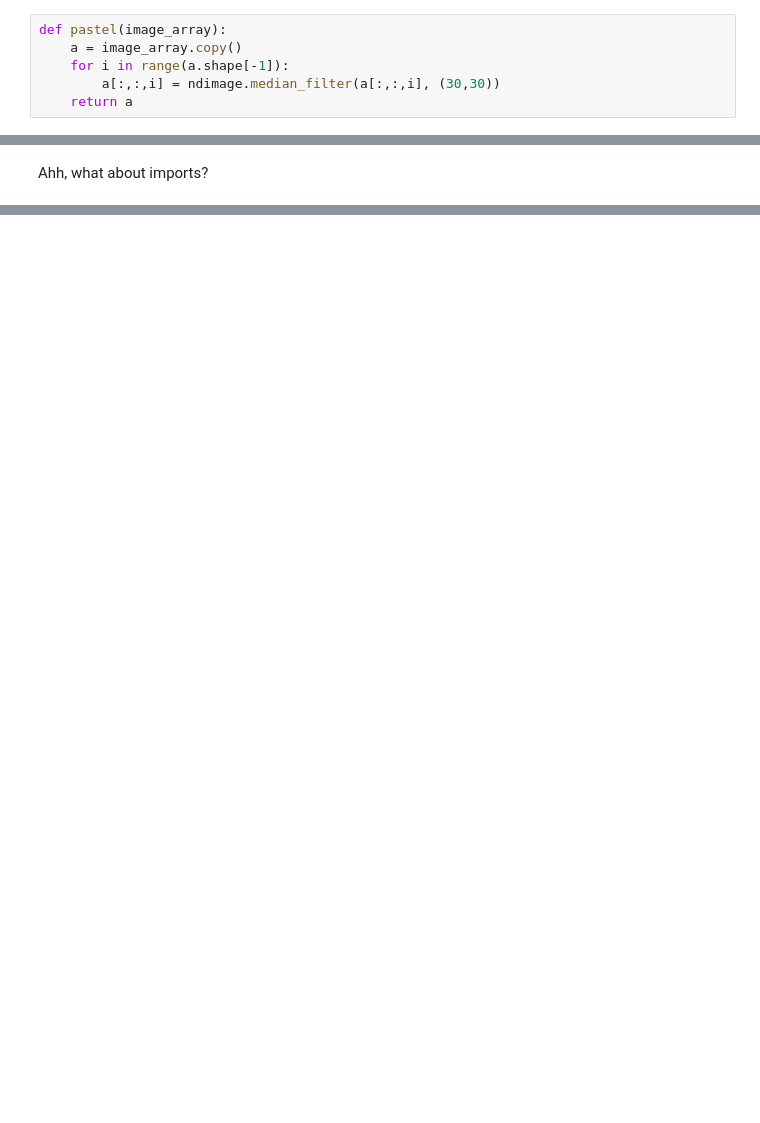
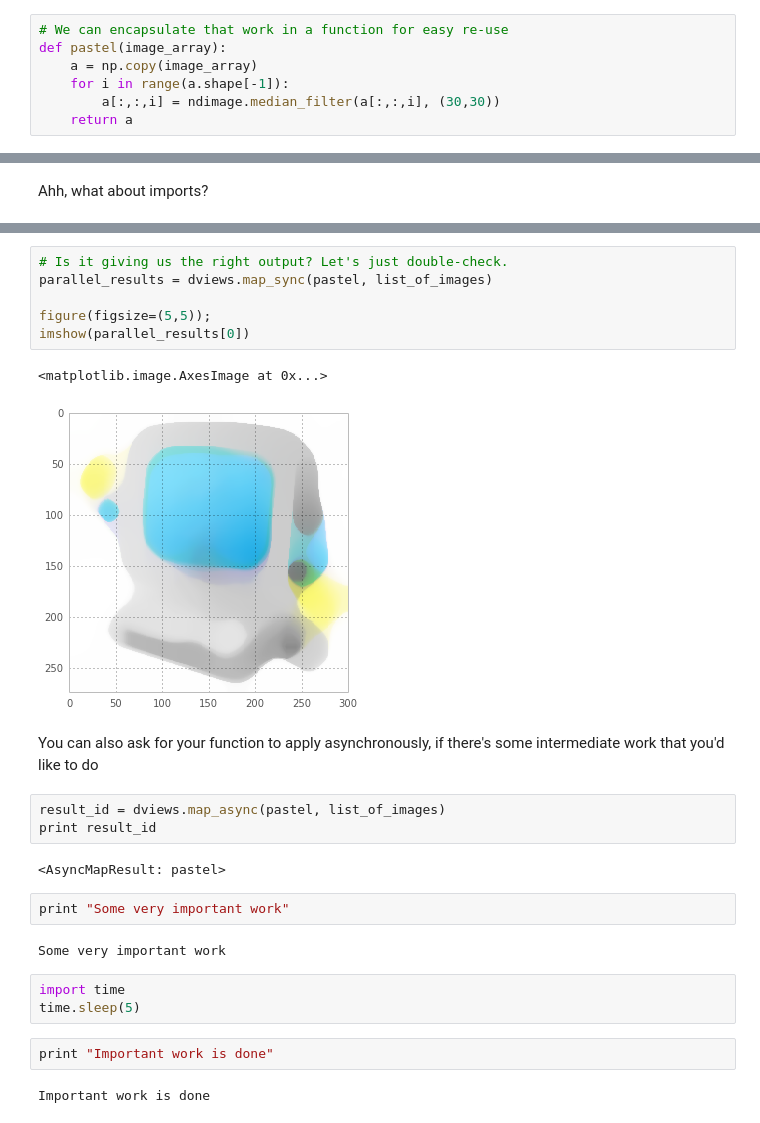
Before and after one commit to alexbw/paralleltools, a Jupyter notebook: Working with Parallel Python.ipynb, the cells around one changed output, grey strips where cells are left out. Drawn from its saved outputs; the diff is of its cells as text; blank space fills up the shorter version.

```diff
--- a/Working with Parallel Python.ipynb
+++ b/Working with Parallel Python.ipynb
@@ -41,8 +42,9 @@ imshow(a)
 <matplotlib.image.AxesImage at 0x...>
 [figure]
 # %%
+# We can encapsulate that work in a function for easy re-use
 def pastel(image_array):
-    a = image_array.copy()
+    a = np.copy(image_array)
     for i in range(a.shape[-1]):
         a[:,:,i] = ndimage.median_filter(a[:,:,i], (30,30))
     return a
@@ -85,0 +89,27 @@ import scipy.ndimage as ndimage
+# %%
+# Is it giving us the right output? Let's just double-check.
+parallel_results = dviews.map_sync(pastel, list_of_images)
+
+figure(figsize=(5,5));
+imshow(parallel_results[0])
+# %% [output]
+<matplotlib.image.AxesImage at 0x...>
+[figure, added]
+# %% [markdown]
+You can also ask for your function to apply asynchronously, if there's some intermediate work that you'd like to do
+# %%
+result_id = dviews.map_async(pastel, list_of_images)
+print result_id
+# %% [output]
+<AsyncMapResult: pastel>
+# %%
+print "Some very important work"
+# %% [output]
+Some very important work
+# %%
+import time
+time.sleep(5)
+# %%
+print "Important work is done"
+# %% [output]
+Important work is done
```
Also changed, not shown: parts of 32 cells of this notebook, 11 other files.
